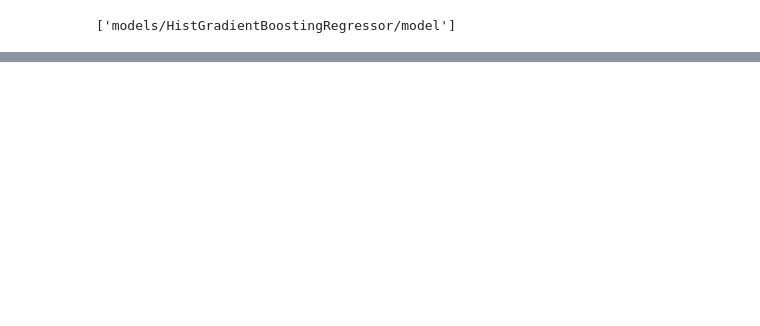
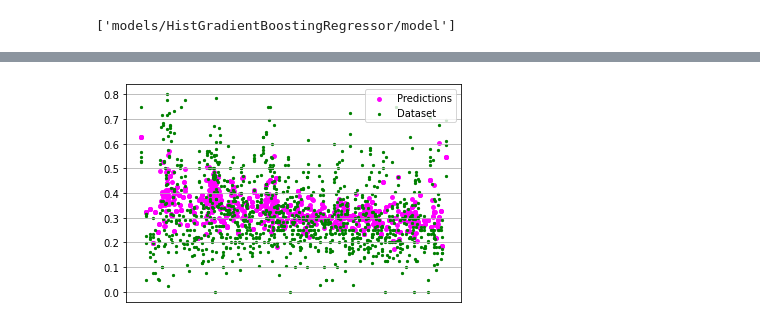
Before and after one commit to SergiuDeveloper/Lexical-Complexity---V3, a Jupyter notebook: CompLex.ipynb, the cells around one changed output, grey strips where cells are left out. Cells and saved outputs as stored; diff of their text form; code cells hidden in the pictures; blank space fills up the shorter version.

```diff
--- a/CompLex.ipynb
+++ b/CompLex.ipynb
@@ -151,4 +149,5 @@ print(optimal_regressor)
 from sklearn.experimental import enable_hist_gradient_boosting
 from sklearn.ensemble import HistGradientBoostingRegressor
 
-hgbr = HistGradientBoostingRegressor(max_depth=10).fit(ml_train_X, ml_train_Y)
+hgbr = HistGradientBoostingRegressor()
+hgbr.fit(ml_train_X, ml_train_Y)
@@ -173,3 +159,8 @@ from joblib import dump
 dump(hgbr, 'models/HistGradientBoostingRegressor/model')
 # %% [output]
 ['models/HistGradientBoostingRegressor/model']
+# %%
+from sklearn.manifold import TSNE
+
+tsne = TSNE(n_components=1)
+transformed_X = tsne.fit_transform(ml_single_test_X + ml_multi_test_X)
@@ -176,3 +177,27 @@ dump(hgbr, 'models/HistGradientBoostingRegressor/model')
+# %%
+import matplotlib.pyplot as plt
+
+ml_test_Y_pred = hgbr.predict(ml_single_test_X + ml_multi_test_X)
+
+fig, ax = plt.subplots()
+plt.scatter(transformed_X, ml_test_Y_pred, s=15, c='magenta', label='Predictions')
+plt.scatter(transformed_X, ml_single_test_Y + ml_multi_test_Y, s=5, c='green', label='Dataset')
+
+ax.legend()
+ax.set_xticks([])
+ax.grid(True)
+plt.tick_params(
+    axis='x',
+    which='both',
+    bottom=False,
+    top=False,
+    labelbottom=False
+)
+
+plt.savefig('Predictions.png')
+plt.show()
+# %% [output]
+[figure, added]
 # %%
 import tensorflow as tf
 
```
Also changed, not shown: parts of 11 cells of this notebook.
